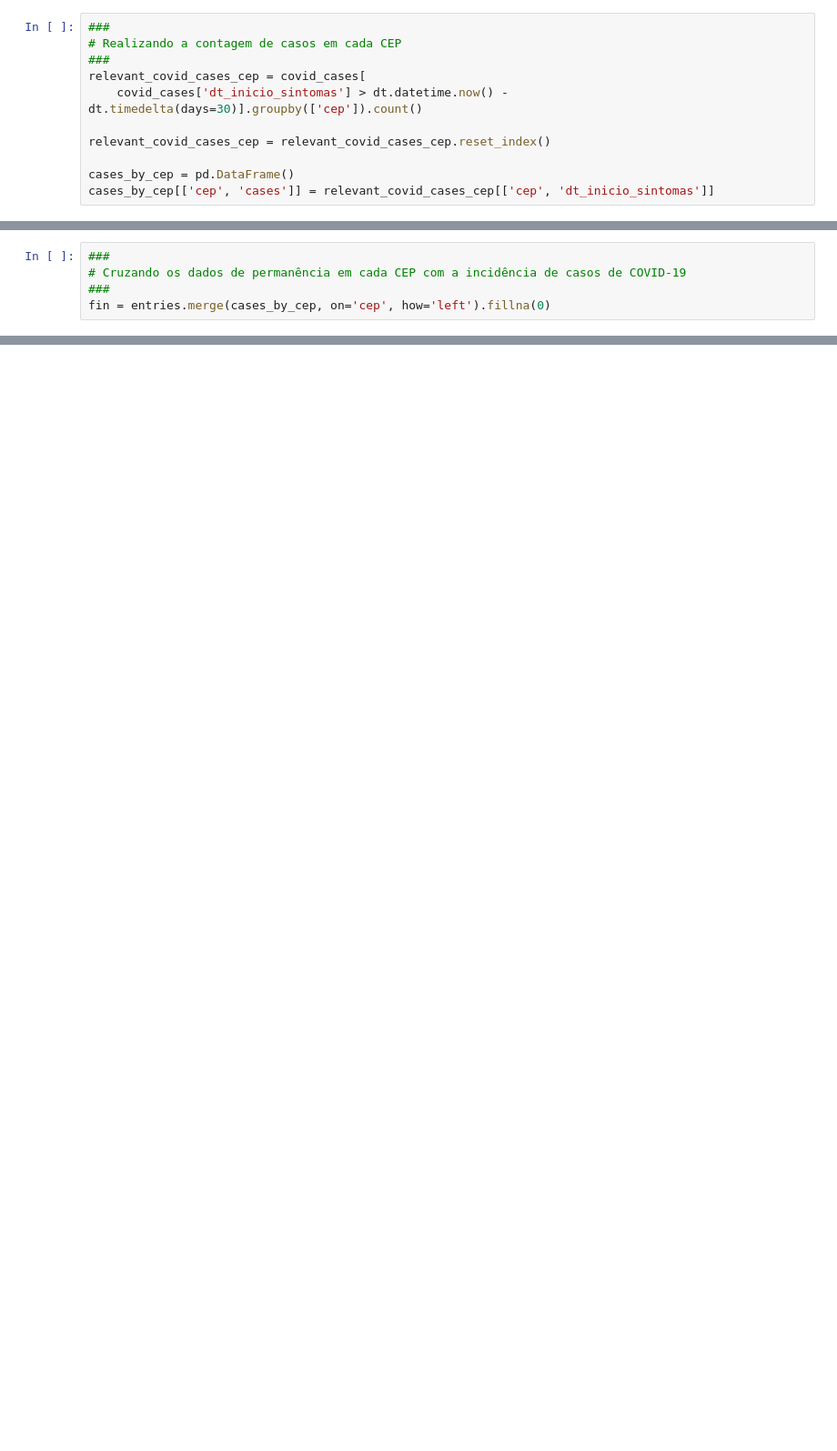
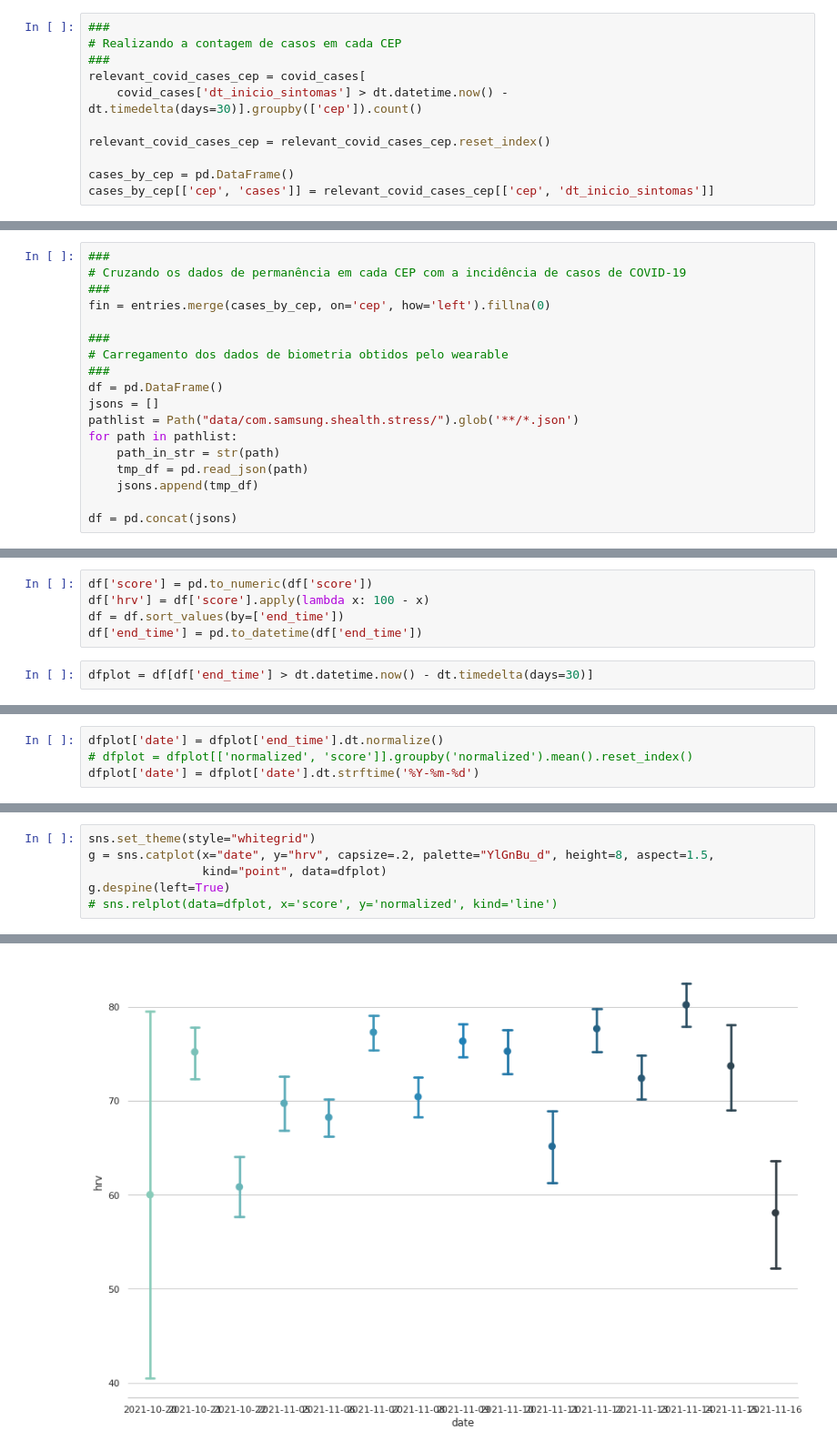
Before and after one commit to wwfianna/tratando-dados-biom-tricos-e-de-geolocalizacao, a Jupyter notebook: covid_exposure.ipynb, the cells around one changed output, grey strips where cells are left out. Shown at 91% size. Drawn from its saved outputs; the diff is of its cells as text; blank space fills up the shorter version.

Commit message:
Created notebook for daily data dumping

```diff
--- a/covid_exposure.ipynb
+++ b/covid_exposure.ipynb
@@ -130,3 +148,16 @@ cases_by_cep[['cep', 'cases']] = relevant_covid_cases_cep[['cep', 'dt_inicio_sin
 # Cruzando os dados de permanência em cada CEP com a incidência de casos de COVID-19
 ###
 fin = entries.merge(cases_by_cep, on='cep', how='left').fillna(0)
+
+###
+# Carregamento dos dados de biometria obtidos pelo wearable
+###
+df = pd.DataFrame()
+jsons = []
+pathlist = Path("data/com.samsung.shealth.stress/").glob('**/*.json')
+for path in pathlist:
+    path_in_str = str(path)
+    tmp_df = pd.read_json(path)
+    jsons.append(tmp_df)
+
+df = pd.concat(jsons)
@@ -155,0 +164,7 @@ fin
+# %%
+df['score'] = pd.to_numeric(df['score'])
+df['hrv'] = df['score'].apply(lambda x: 100 - x)
+df = df.sort_values(by=['end_time'])
+df['end_time'] = pd.to_datetime(df['end_time'])
+# %%
+dfplot = df[df['end_time'] > dt.datetime.now() - dt.timedelta(days=30)]
@@ -155,0 +192,4 @@ fin
+# %%
+dfplot['date'] = dfplot['end_time'].dt.normalize()
+# dfplot = dfplot[['normalized', 'score']].groupby('normalized').mean().reset_index()
+dfplot['date'] = dfplot['date'].dt.strftime('%Y-%m-%d')
@@ -155,0 +229,7 @@ fin
+# %%
+sns.set_theme(style="whitegrid")
+g = sns.catplot(x="date", y="hrv", capsize=.2, palette="YlGnBu_d", height=8, aspect=1.5,
+                kind="point", data=dfplot)
+g.despine(left=True)
+# sns.relplot(data=dfplot, x='score', y='normalized', kind='line')
+# %% [output]
@@ -155,0 +237 @@ fin
+[figure, added]
```
Also changed, not shown: parts of 11 cells of this notebook, 3 other files.
